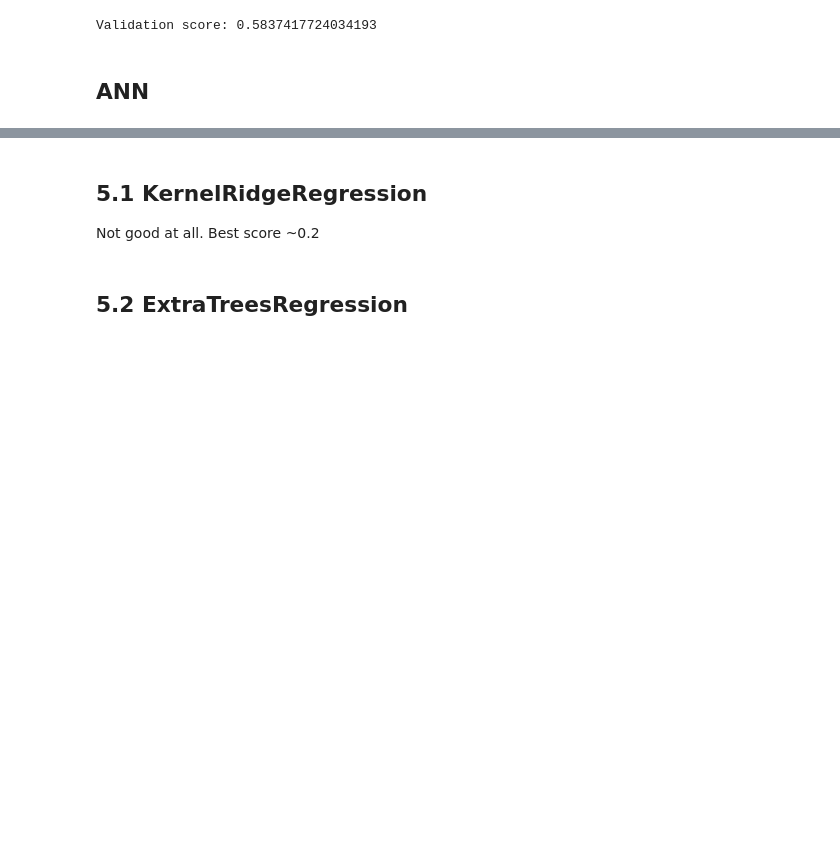
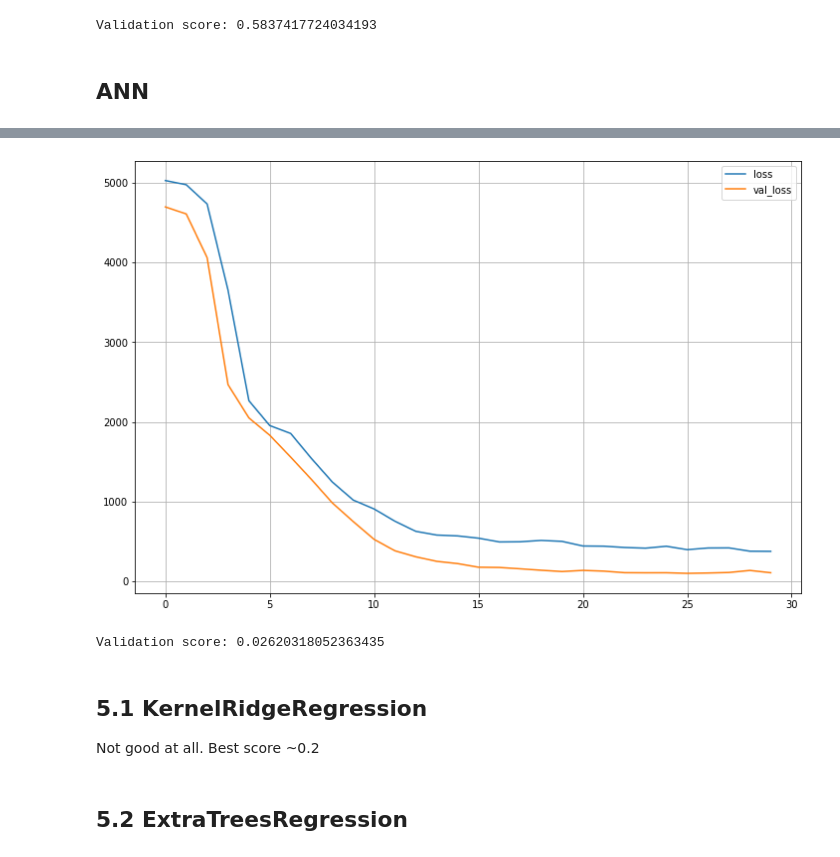
Before and after one commit to TinghuanLiu/AML-2021-Fall, a Jupyter notebook: task1re.ipynb, the cells around one changed output, grey strips where cells are left out. Cells and saved outputs as stored; diff of their text form; code cells hidden in the pictures; blank space fills up the shorter version.

```diff
--- a/task1re.ipynb
+++ b/task1re.ipynb
@@ -257,33 +257,27 @@ import tensorflow as tf
 from tensorflow import keras
 from tensorflow.keras import regularizers
 # %%
-def build_and_compile_model(norm):
-  model = keras.Sequential([
-      norm,
-      layers.Dense(32, activation = "relu",
+firANN = keras.models.Sequential()
+firANN.add(keras.layers.Dense(16,input_dim=X_train.shape[1], kernel_regularizer = regularizers.l2(1), kernel_initializer='RandomUniform'))
+firANN.add(keras.layers.Dense(16, activation = "relu",
                kernel_initializer='he_uniform',
                kernel_regularizer=regularizers.l1_l2(l1=1e-5, l2=1e-4),
                bias_regularizer=regularizers.l2(1e-4),
                activity_regularizer=regularizers.l2(1e-5)
-               ),
-      layers.Dropout(0.2),
-      layers.Dense(32, activation = "relu",
+               ))
+firANN.add(keras.layers.Dropout(0.2))
+firANN.add(keras.layers.Dense(16, activation = "relu",
                kernel_initializer='he_uniform',
                kernel_regularizer=regularizers.l1_l2(l1=1e-5, l2=1e-4),
                bias_regularizer=regularizers.l2(1e-4),
                activity_regularizer=regularizers.l2(1e-5)
-               ),
-      layers.Dropout(0.2),
-      layers.Dense(32, activation = "relu",
+               ))
+firANN.add(keras.layers.Dropout(0.2))
+firANN.add(keras.layers.Dense(16, activation = "relu",
                kernel_initializer='he_uniform',
                kernel_regularizer=regularizers.l1_l2(l1=1e-5, l2=1e-4),
                bias_regularizer=regularizers.l2(1e-4),
                activity_regularizer=regularizers.l2(1e-5)
-               ),
-      layers.Dropout(0.2),
-      layers.Dense(1)
-  ])
-
-  model.compile(loss='mean_absolute_error',
-                optimizer=tf.keras.optimizers.Adam(0.001))
-  return model
+               ))
+firANN.add(keras.layers.Dropout(0.2))
+firANN.add(keras.layers.Dense(1))
@@ -293,0 +284,3 @@ ValueError: ignored
+# %%
+firANN.compile(loss = "mean_squared_error",
+              optimizer = keras.optimizers.Adam(0.001), metrics=[coeff_determination])
@@ -294,5 +289,5 @@ ValueError: ignored
 # %%
 early_stopping_cb = keras.callbacks.EarlyStopping(patience=4, restore_best_weights=True)
-history = firANN.fit(X_train, y_train, batch_size=64, epochs=30,
+history = firANN.fit(X_train, y_train, batch_size=32, epochs=30,
                     validation_data=(X_valid, y_valid),
                     callbacks=[early_stopping_cb])
@@ -299,3 +312,14 @@ history = firANN.fit(X_train, y_train, batch_size=64, epochs=30,
+# %%
+pd.DataFrame(history.history).plot(figsize=(12, 8))
+plt.grid(True)
+# %% [output]
+[figure, added]
+# %%
+y_pred = firANN.predict(X_valid)
+r_score = r2_score(y_valid, y_pred)
+print("Validation score:", r_score)
+# %% [output]
+Validation score: 0.02620318052363435
 # %% [markdown]
 ## 5.1 KernelRidgeRegression
 Not good at all. Best score ~0.2
```
Also changed, not shown: parts of 7 cells of this notebook.
